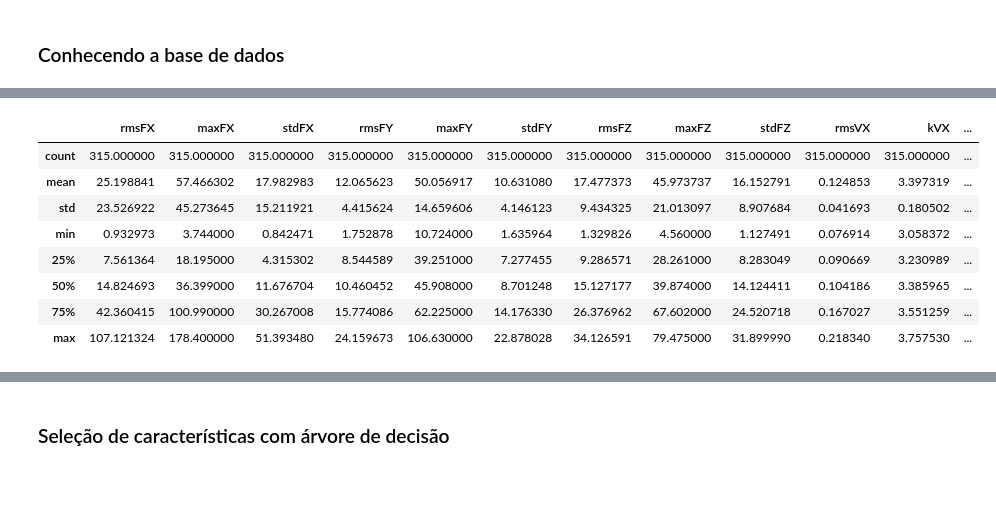
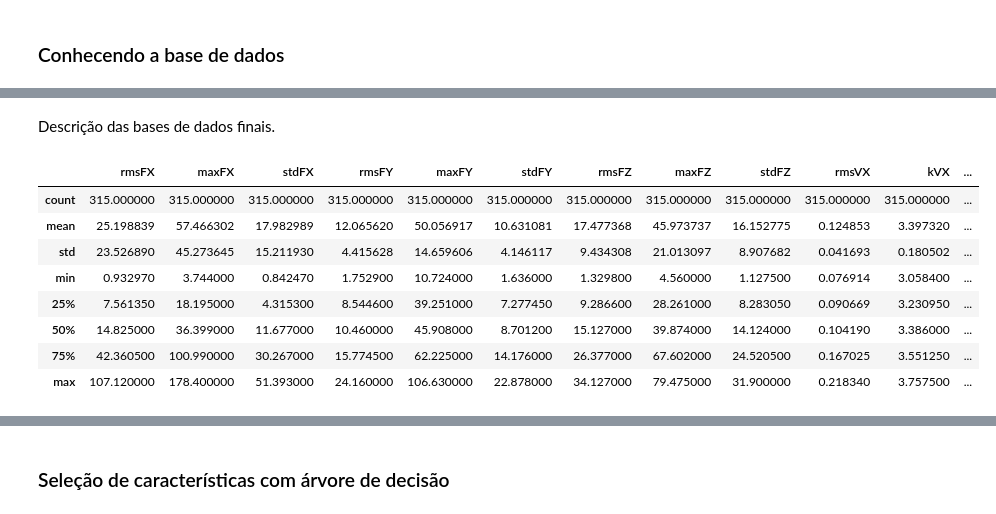
Before and after one commit to IarahAlmeida/IA, a Jupyter notebook: Trabalho final.ipynb, the cells around one changed output, grey strips where cells are left out. Saved outputs shown, nothing was run; the diff lists cells and outputs as text; code cells hidden in the pictures; blank space fills up the shorter version.

```diff
--- a/Trabalho final.ipynb
+++ b/Trabalho final.ipynb
@@ -18,0 +21,15 @@ df.shape
+# %%
+names = ['rmsFX', 'maxFX', 'stdFX', 'rmsFY', 'maxFY', 'stdFY', 'rmsFZ', 'maxFZ', 'stdFZ', 'rmsVX', 'kVX', 'rmsVY', 'kVY', 'rmsVZ', 'kVZ', 'meanEA', 'stdEA']
+target = ['maxDesg']
+df1 = pd.read_csv('x1.csv', names = names)
+df4 = pd.read_csv('x4.csv', names = names)
+df6 = pd.read_csv('x6.csv', names = names)
+df_yt1 = pd.read_csv('yt1.csv', names = target)
+df_yt4 = pd.read_csv('yt4.csv', names = target)
+df_yt6 = pd.read_csv('yt6.csv', names = target)
+print(df1.shape);
+print(df4.shape);
+print(df6.shape);
+print(df_yt1.shape);
+print(df_yt4.shape);
+print(df_yt6.shape);
@@ -19,2 +45,6 @@ df.shape
+# %%
+df1['maxDesg'] = df_yt1['maxDesg']
+df4['maxDesg'] = df_yt4['maxDesg']
+df6['maxDesg'] = df_yt6['maxDesg']
 # %% [markdown]
 <h3>Conhecendo a base de dados</h3>
@@ -30,12 +80,14 @@ df.head(5)
+# %% [markdown]
+Descrição das bases de dados finais.
 # %%
-df.describe()
+df1.describe()
 # %% [output]
 |  | rmsFX | maxFX | stdFX | rmsFY | maxFY | stdFY | rmsFZ | maxFZ | stdFZ | rmsVX | kVX | ... |
 | count | 315.000000 | 315.000000 | 315.000000 | 315.000000 | 315.000000 | 315.000000 | 315.000000 | 315.000000 | 315.000000 | 315.000000 | 315.000000 | ... |
-| mean | 25.198841 | 57.466302 | 17.982983 | 12.065623 | 50.056917 | 10.631080 | 17.477373 | 45.973737 | 16.152791 | 0.124853 | 3.397319 | ... |
-| std | 23.526922 | 45.273645 | 15.211921 | 4.415624 | 14.659606 | 4.146123 | 9.434325 | 21.013097 | 8.907684 | 0.041693 | 0.180502 | ... |
-| min | 0.932973 | 3.744000 | 0.842471 | 1.752878 | 10.724000 | 1.635964 | 1.329826 | 4.560000 | 1.127491 | 0.076914 | 3.058372 | ... |
-| 25% | 7.561364 | 18.195000 | 4.315302 | 8.544589 | 39.251000 | 7.277455 | 9.286571 | 28.261000 | 8.283049 | 0.090669 | 3.230989 | ... |
-| 50% | 14.824693 | 36.399000 | 11.676704 | 10.460452 | 45.908000 | 8.701248 | 15.127177 | 39.874000 | 14.124411 | 0.104186 | 3.385965 | ... |
-| 75% | 42.360415 | 100.990000 | 30.267008 | 15.774086 | 62.225000 | 14.176330 | 26.376962 | 67.602000 | 24.520718 | 0.167027 | 3.551259 | ... |
-| max | 107.121324 | 178.400000 | 51.393480 | 24.159673 | 106.630000 | 22.878028 | 34.126591 | 79.475000 | 31.899990 | 0.218340 | 3.757530 | ... |
+| mean | 25.198839 | 57.466302 | 17.982989 | 12.065620 | 50.056917 | 10.631081 | 17.477368 | 45.973737 | 16.152775 | 0.124853 | 3.397320 | ... |
+| std | 23.526890 | 45.273645 | 15.211930 | 4.415628 | 14.659606 | 4.146117 | 9.434308 | 21.013097 | 8.907682 | 0.041693 | 0.180502 | ... |
+| min | 0.932970 | 3.744000 | 0.842470 | 1.752900 | 10.724000 | 1.636000 | 1.329800 | 4.560000 | 1.127500 | 0.076914 | 3.058400 | ... |
+| 25% | 7.561350 | 18.195000 | 4.315300 | 8.544600 | 39.251000 | 7.277450 | 9.286600 | 28.261000 | 8.283050 | 0.090669 | 3.230950 | ... |
+| 50% | 14.825000 | 36.399000 | 11.677000 | 10.460000 | 45.908000 | 8.701200 | 15.127000 | 39.874000 | 14.124000 | 0.104190 | 3.386000 | ... |
+| 75% | 42.360500 | 100.990000 | 30.267000 | 15.774500 | 62.225000 | 14.176000 | 26.377000 | 67.602000 | 24.520500 | 0.167025 | 3.551250 | ... |
+| max | 107.120000 | 178.400000 | 51.393000 | 24.160000 | 106.630000 | 22.878000 | 34.127000 | 79.475000 | 31.900000 | 0.218340 | 3.757500 | ... |
```
Also changed, not shown: parts of 48 cells of this notebook, 14 other files.
